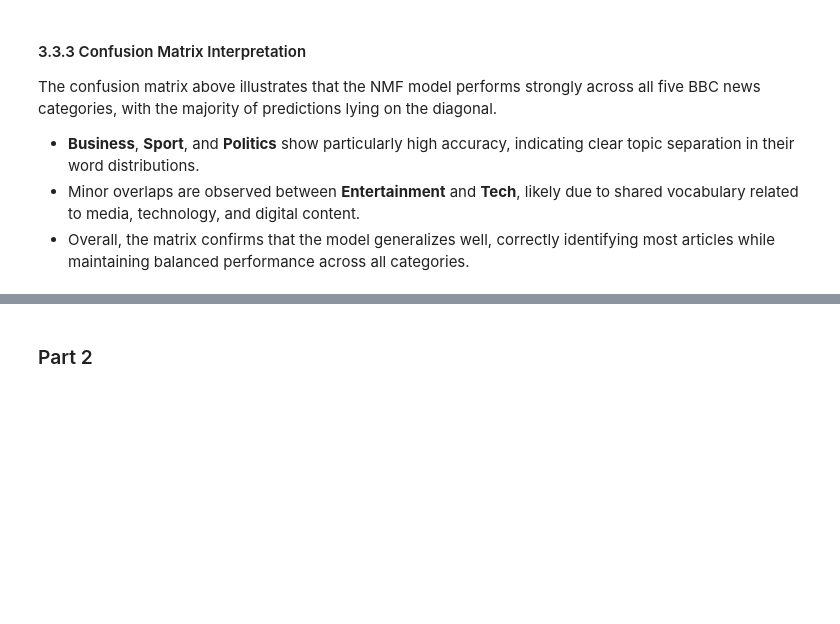
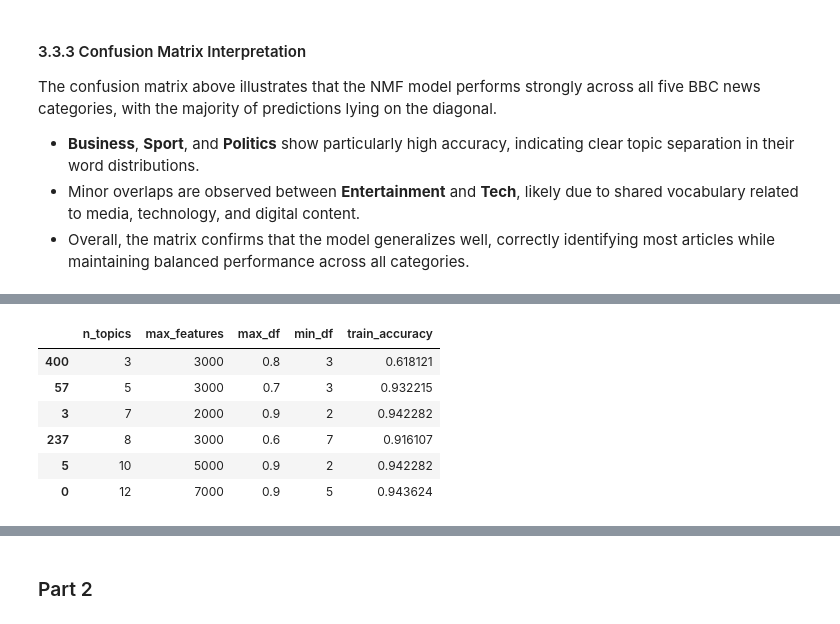
Before and after one commit to Mosh333/csca5632-nlp-kaggle-bbc-news-classification, a Jupyter notebook: notebooks/CSCA5632-nlp-kaggle-bbc-news-classification.ipynb, the cells around one changed output, grey strips where cells are left out. Saved outputs shown, nothing was run; the diff lists cells and outputs as text; code cells hidden in the pictures; blank space fills up the shorter version.

```diff
--- a/notebooks/CSCA5632-nlp-kaggle-bbc-news-classification.ipynb
+++ b/notebooks/CSCA5632-nlp-kaggle-bbc-news-classification.ipynb
@@ -595,0 +598,91 @@ The confusion matrix above illustrates that the NMF model performs strongly acro
+# %%
+### 3.4 Hyperparameter Tuning and Result Comparison
+
+from sklearn.decomposition import NMF
+from sklearn.feature_extraction.text import TfidfVectorizer
+from sklearn.metrics import accuracy_score
+import pandas as pd
+import numpy as np
+from sklearn.exceptions import ConvergenceWarning
+
+# Suppress convergence warnings during grid search
+warnings.filterwarnings("ignore", category=ConvergenceWarning)
+
+# Define hyperparameter grid
+n_topics_list = [3, 5, 7, 8, 10, 12]
+max_features_list = [2000, 3000, 5000, 7000, 10000]
+max_df_list = [0.6, 0.7, 0.8, 0.9]
+min_df_list = [2, 3, 5, 7]
+
+# Store results
+results = []
+
+for n_topics in n_topics_list:
+    for max_features in max_features_list:
+        for max_df in max_df_list:
+            for min_df in min_df_list:
+
+                # Initialize TF-IDF vectorizer with chosen params
+                tfidf_vectorizer = TfidfVectorizer(
+                    max_features=max_features,
+                    max_df=max_df,
+                    min_df=min_df,
+                    stop_words='english'
+                )
+
+                # Fit TF-IDF on training text
+                X_train_tfidf = tfidf_vectorizer.fit_transform(train_df['clean_text'])
+                feature_names = tfidf_vectorizer.get_feature_names_out()
+
+                # Train NMF
+                nmf_model = NMF(n_components=n_topics, random_state=42)
+                W_train = nmf_model.fit_transform(X_train_tfidf)
+                H = nmf_model.components_
+
+                # Map topics to true labels
+                train_topic_indices = np.argmax(W_train, axis=1)
+                topic_df = pd.DataFrame({
+                    'True_Category': train_df['Category'],
+                    'Dominant_Topic': train_topic_indices
+                })
+
+                topic_category_map = (
+                    topic_df.groupby('Dominant_Topic')['True_Category']
+                    .agg(lambda x: x.value_counts().index[0])
+                )
+
+                # Predict on training data
+                y_train_pred = [topic_category_map[t] for t in train_topic_indices]
+                y_train_true = train_df['Category']
+
+                # Compute training accuracy
+                train_acc = accuracy_score(y_train_true, y_train_pred)
+
+                # Store result
+                results.append({
+                    'n_topics': n_topics,
+                    'max_features': max_features,
+                    'max_df': max_df,
+                    'min_df': min_df,
+                    'train_accuracy': train_acc
+                })
+
+# Convert results to DataFrame
+results_df = pd.DataFrame(results)
+results_df = results_df.sort_values(by='train_accuracy', ascending=False).reset_index(drop=True)
+
+# Display top configurations
+print("Top performing configurations:")
+display(results_df.head(10))
+print("Mid-performing configurations:")
+mid_start = len(results_df) // 2 - 5
+mid_end = len(results_df) // 2 + 5
+display(results_df.iloc[mid_start:mid_end])
+print("Worst performing configurations:")
+display(results_df.tail(10))
+
+# Best configuration per unique n_topics
+best_per_topic = results_df.loc[results_df.groupby('n_topics')['train_accuracy'].idxmax()].sort_values(by='n_topics')
+print("Best performing configuration per n_topics value:")
+display(best_per_topic)
+# %% [output]
@@ -595,0 +726,7 @@ The confusion matrix above illustrates that the NMF model performs strongly acro
+|  | n_topics | max_features | max_df | min_df | train_accuracy |
+| 400 | 3 | 3000 | 0.8 | 3 | 0.618121 |
+| 57 | 5 | 3000 | 0.7 | 3 | 0.932215 |
+| 3 | 7 | 2000 | 0.9 | 2 | 0.942282 |
+| 237 | 8 | 3000 | 0.6 | 7 | 0.916107 |
+| 5 | 10 | 5000 | 0.9 | 2 | 0.942282 |
+| 0 | 12 | 7000 | 0.9 | 5 | 0.943624 |
```
Also changed, not shown: parts of 6 cells of this notebook.
